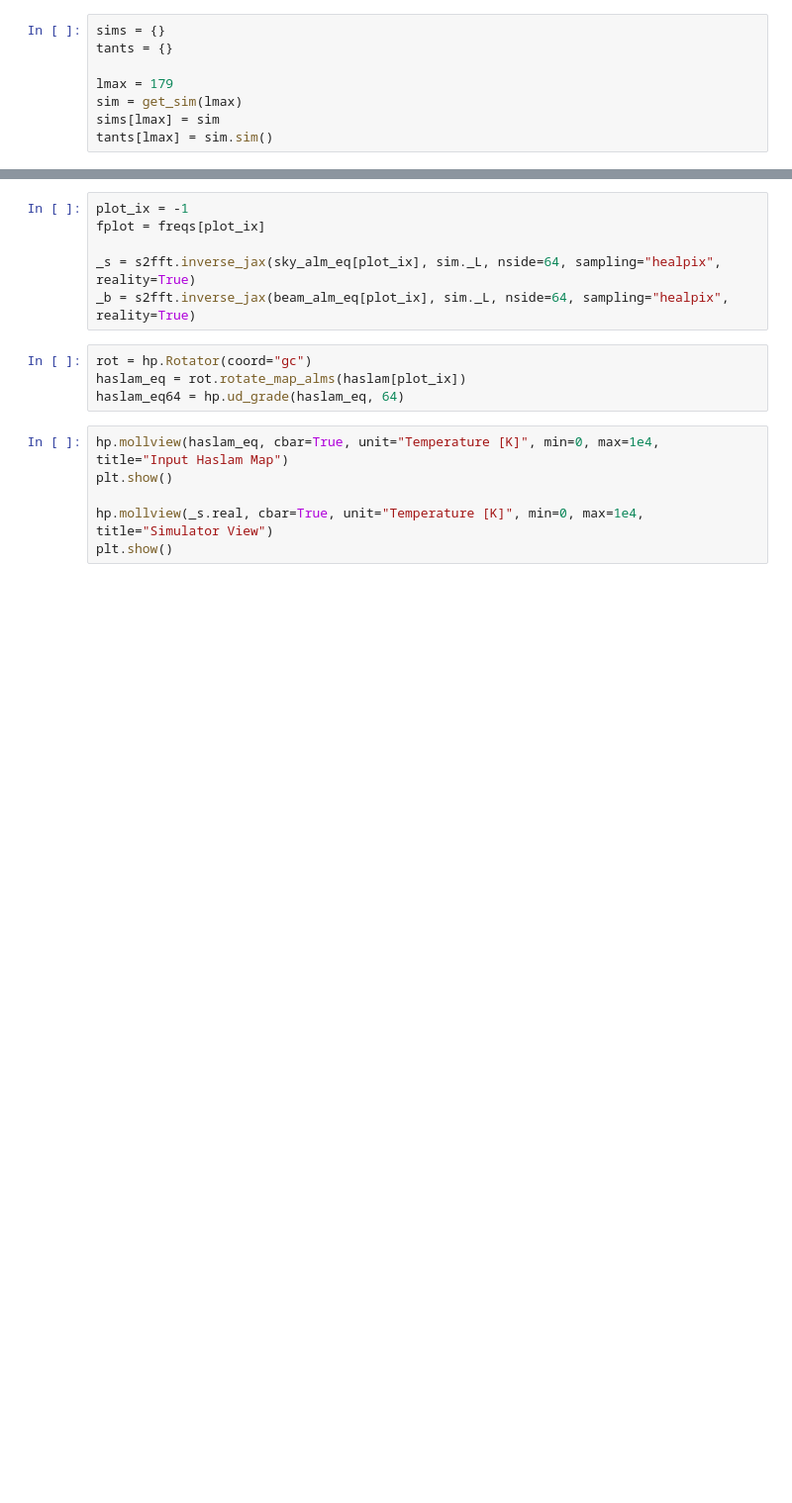
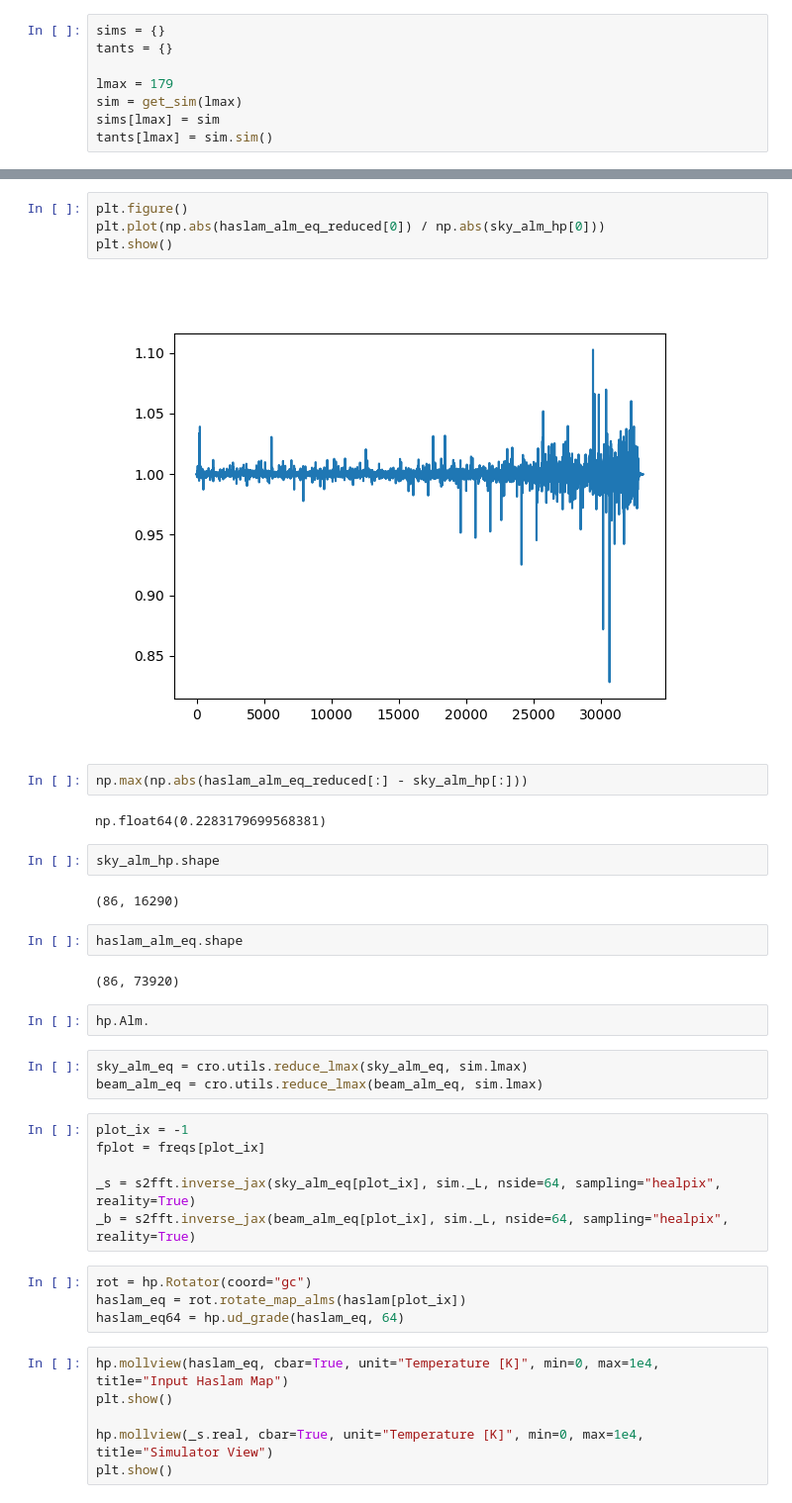
Before and after one commit to MIST-Experiment/mistsim, a Jupyter notebook: notebooks/lmax_analysis.ipynb, the cells around one changed output, grey strips where cells are left out. Shown at 99% size. Saved outputs shown, nothing was run; the diff lists cells and outputs as text; blank space fills up the shorter version.

```diff
--- a/notebooks/lmax_analysis.ipynb
+++ b/notebooks/lmax_analysis.ipynb
@@ -86,3 +131,26 @@ beam_alm_eq = cro.utils.reduce_lmax(beam_alm_eq, sim.lmax)
+# %%
+plt.figure()
+plt.plot(np.abs(haslam_alm_eq_reduced[0]) / np.abs(sky_alm_hp[0]))
+plt.show()
+# %% [output]
+[figure, added]
+# %%
+np.max(np.abs(haslam_alm_eq_reduced[:] - sky_alm_hp[:]))
+# %% [output]
+np.float64(0.2283179699568381)
+# %%
+sky_alm_hp.shape
+# %% [output]
+(86, 16290)
+# %%
+haslam_alm_eq.shape
+# %% [output]
+(86, 73920)
+# %%
+hp.Alm.
+# %%
+sky_alm_eq = cro.utils.reduce_lmax(sky_alm_eq, sim.lmax)
+beam_alm_eq = cro.utils.reduce_lmax(beam_alm_eq, sim.lmax)
 # %%
 plot_ix = -1
 fplot = freqs[plot_ix]
```
Also changed, not shown: parts of 10 cells of this notebook.
